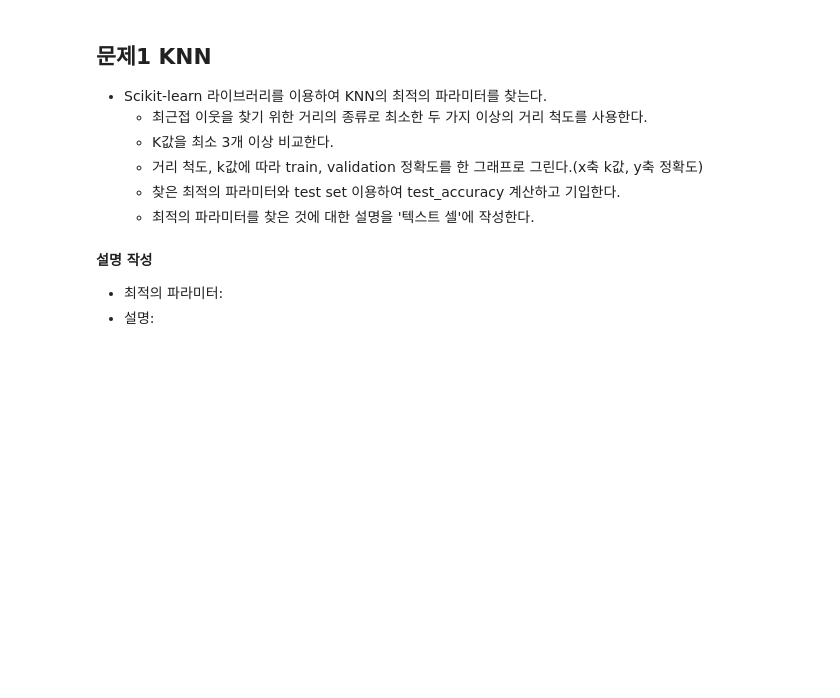
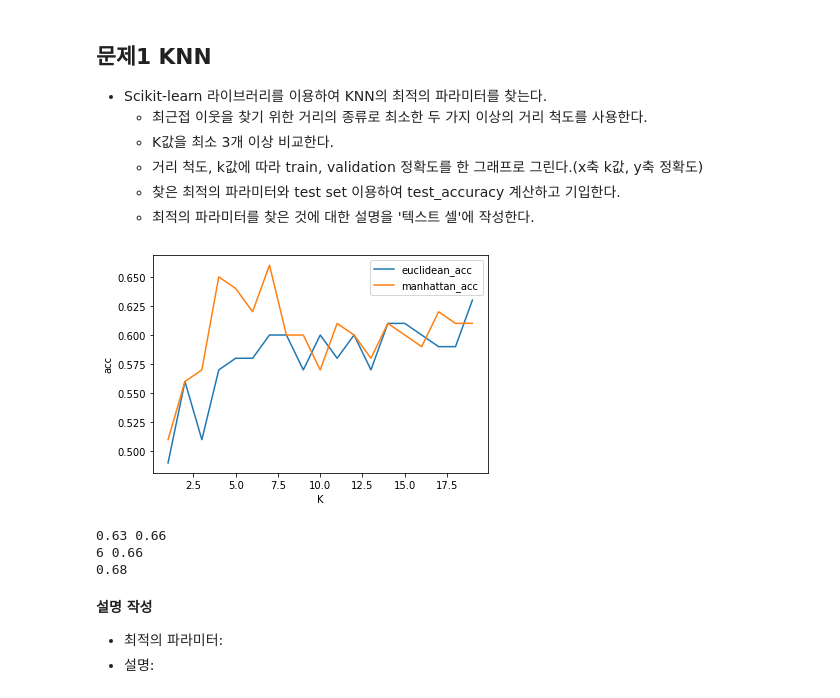
Before and after one commit to NAJOO0/2022F-Ajou-ML, a Jupyter notebook: HW3_ipynb의_사본.ipynb, the cells around one changed output. Drawn from its saved outputs; the diff is of its cells as text; code cells hidden in the pictures; blank space fills up the shorter version.

```diff
--- a/HW3_ipynb의_사본.ipynb
+++ b/HW3_ipynb의_사본.ipynb
@@ -64,3 +80,48 @@ import matplotlib.pyplot as plt
+# %%
+### 문제 1 ###
+euclidean_acc =[] ## 거리 척도별로 결고 값을 저장
+manhattan_acc =[]
+k_range = range(1,20)
+for i in k_range:
+    knn_euclidean = KNeighborsClassifier(n_neighbors=i,weights="uniform",metric="euclidean") ##거리 척도 별로 classifier를 만듦
+    knn_euclidean.fit(X_train,y_train);
+    knn_manhattan = KNeighborsClassifier(n_neighbors=i,weights="uniform",metric="manhattan")
+    knn_manhattan.fit(X_train,y_train)
+    euclidean_acc.append(knn_euclidean.score(X_val,y_val))
+    manhattan_acc.append(knn_manhattan.score(X_val,y_val))
+
+plt.figure()
+plt.plot(k_range,euclidean_acc,label="euclidean_acc")
+plt.plot(k_range,manhattan_acc,label="manhattan_acc")
+plt.legend()
+plt.xlabel("K")
+plt.ylabel("acc")
+plt.show()
+
+euclidean_max = max(euclidean_acc)
+manhattan_max = max(manhattan_acc)
+print(euclidean_max,manhattan_max)
+if euclidean_max>manhattan_max:
+    index_k = euclidean_acc.index(euclidean_max)
+    knn = KNeighborsClassifier(n_neighbors=index_k+1,weights="uniform",metric="euclidean")
+    print(index_k,euclidean_acc[index_k])
+
+
+else :
+    index_k = manhattan_acc.index(manhattan_max)
+    knn = KNeighborsClassifier(n_neighbors=index_k+1,weights="uniform",metric="manhattan")
+    print(index_k,manhattan_acc[index_k])
+
+X_train_2 = pd.concat([X_train,X_val])
+y_train_2 = pd.concat([y_train,y_val])
+knn.fit(X_train_2,y_train_2)
+print(knn.score(X_test,y_test))
+### 코드 작성 ###
+# %% [output]
+[figure, added]
+0.63 0.66
+6 0.66
+0.68
 # %% [markdown]
 **설명 작성**
 - 최적의 파라미터:
```
Also changed, not shown: parts of 13 cells of this notebook.
